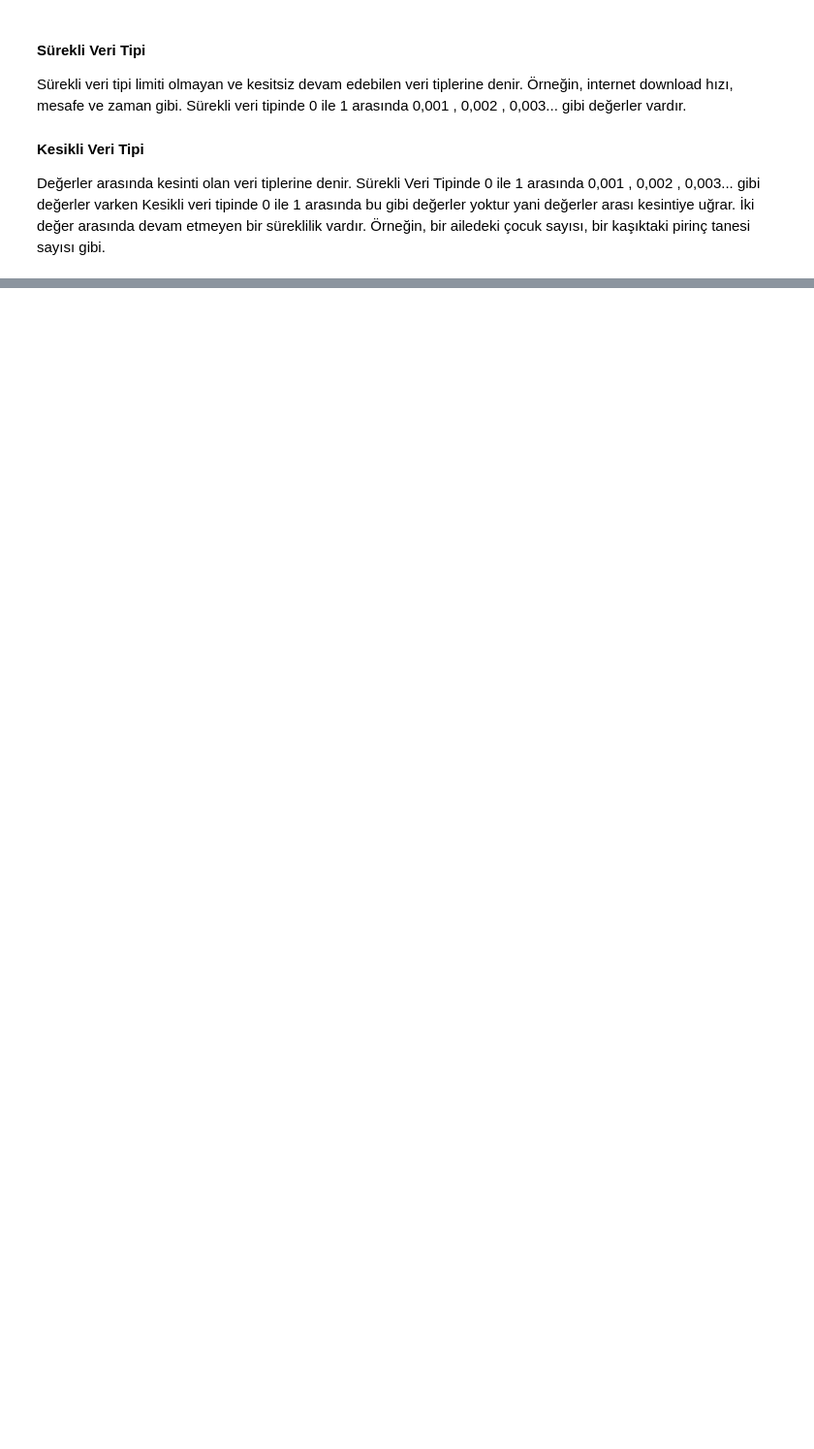
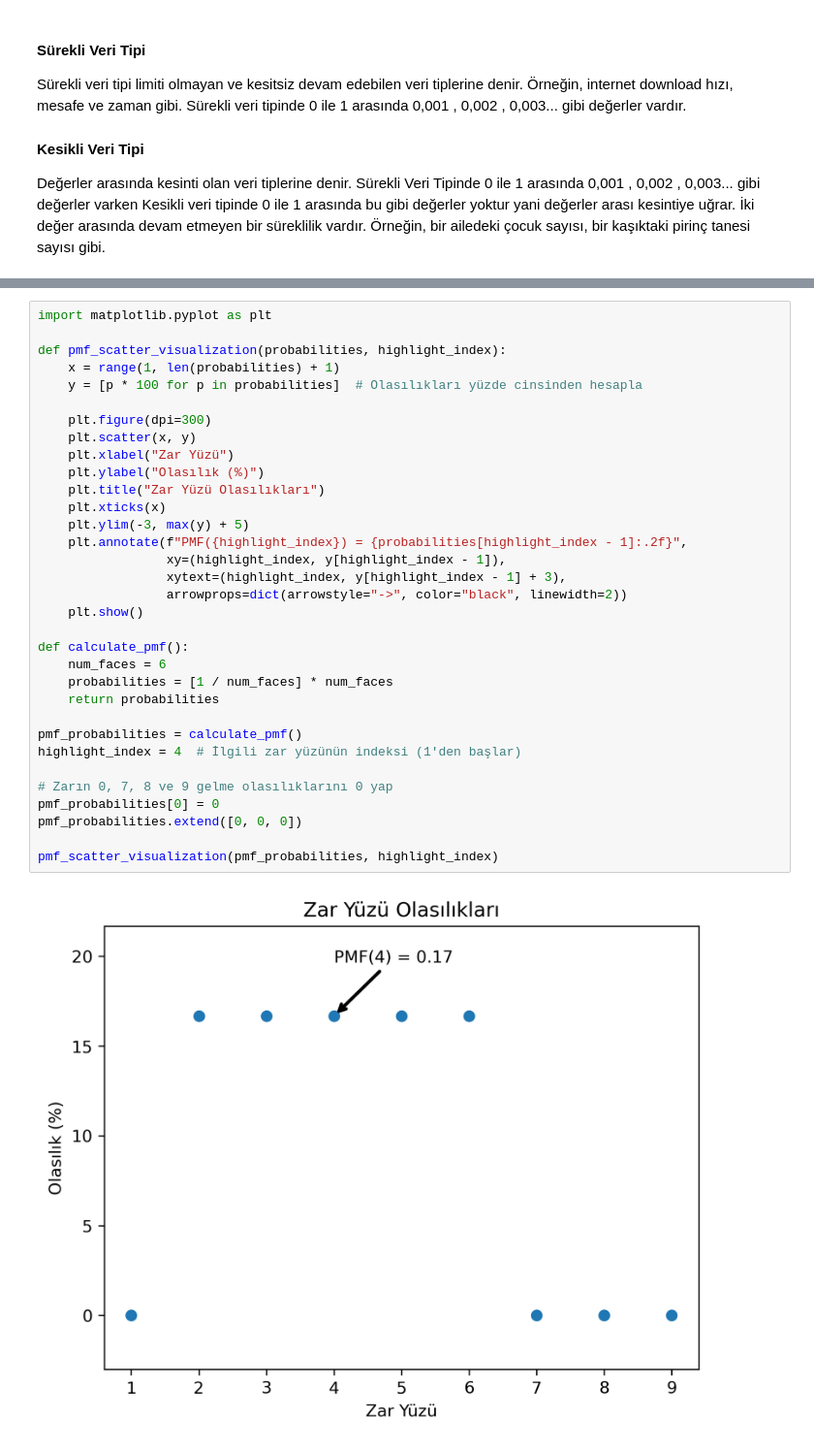
Before and after one commit to fatalerrorist/ds-kitap-ceviri-notlar, a Jupyter notebook: istatistiğe-giriş.ipynb, the cells around one changed output, grey strips where cells are left out. Shown: that part at 97% size. Saved outputs shown, nothing was run; the diff lists cells and outputs as text; blank space fills up the shorter version.

```diff
--- a/istatistiğe-giriş.ipynb
+++ b/istatistiğe-giriş.ipynb
@@ -140,0 +153,35 @@ Değerler arasında kesinti olan veri tiplerine denir. Sürekli Veri Tipinde 0 i
+# %%
+import matplotlib.pyplot as plt
+
+def pmf_scatter_visualization(probabilities, highlight_index):
+    x = range(1, len(probabilities) + 1)
+    y = [p * 100 for p in probabilities]  # Olasılıkları yüzde cinsinden hesapla
+
+    plt.figure(dpi=300)
+    plt.scatter(x, y)
+    plt.xlabel("Zar Yüzü")
+    plt.ylabel("Olasılık (%)")
+    plt.title("Zar Yüzü Olasılıkları")
+    plt.xticks(x)
+    plt.ylim(-3, max(y) + 5)
+    plt.annotate(f"PMF({highlight_index}) = {probabilities[highlight_index - 1]:.2f}",
+                 xy=(highlight_index, y[highlight_index - 1]),
+                 xytext=(highlight_index, y[highlight_index - 1] + 3),
+                 arrowprops=dict(arrowstyle="->", color="black", linewidth=2))
+    plt.show()
+
+def calculate_pmf():
+    num_faces = 6
+    probabilities = [1 / num_faces] * num_faces
+    return probabilities
+
+pmf_probabilities = calculate_pmf()
+highlight_index = 4  # İlgili zar yüzünün indeksi (1'den başlar)
+
+# Zarın 0, 7, 8 ve 9 gelme olasılıklarını 0 yap
+pmf_probabilities[0] = 0
+pmf_probabilities.extend([0, 0, 0])
+
+pmf_scatter_visualization(pmf_probabilities, highlight_index)
+# %% [output]
+[figure, added]
```
Also changed, not shown: parts of 7 cells of this notebook.
